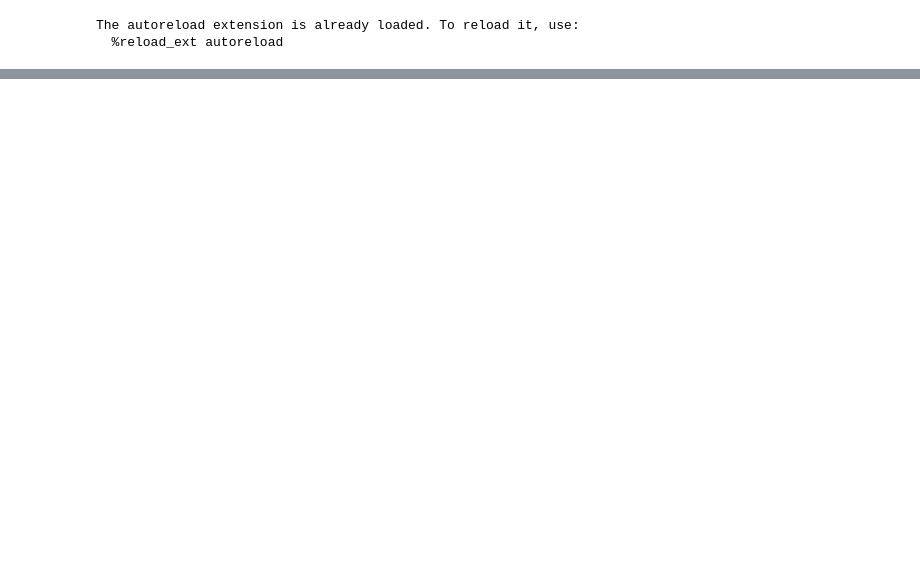
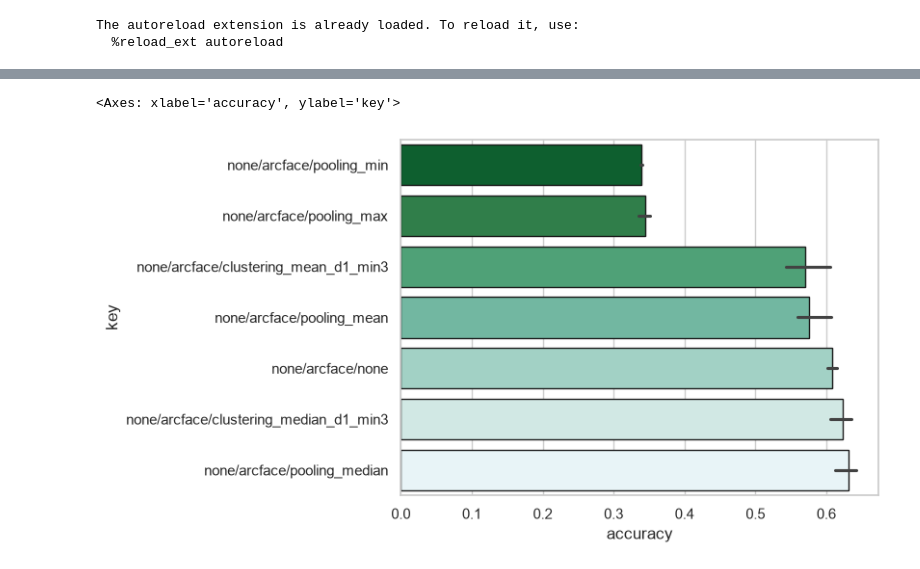
Before and after one commit to wagpa/meles, a Jupyter notebook: src/notebooks/03_visualization.ipynb, the cells around one changed output, grey strips where cells are left out. Saved outputs shown, nothing was run; the diff lists cells and outputs as text; code cells hidden in the pictures; blank space fills up the shorter version.

Commit message:
update visualization

```diff
--- a/src/notebooks/03_visualization.ipynb
+++ b/src/notebooks/03_visualization.ipynb
@@ -48,0 +56,20 @@ scores
+# %%
+# Create a graph showing the accuracy_mean and accuracy_std (eror bars) for each combination of anonymization_method, embedding_method, and aggregation_method.
+
+_order = scores.groupby('key')['accuracy'].aggregate(np.median).reset_index().sort_values('accuracy')
+_palette = sns.color_palette("BuGn_r", n_colors=len(scores["key"].unique()))
+sns.barplot(
+    data=scores,
+    y='key',
+    x='accuracy',
+    orient='h',
+    order=_order['key'],
+    hue_order=_order['key'],
+    hue='key',
+    palette=_palette,
+    ec='k',
+    legend=False
+)
+# %% [output]
+<Axes: xlabel='accuracy', ylabel='key'>
+[figure, added]
```
Also changed, not shown: parts of 2 cells of this notebook, 1 other file.
